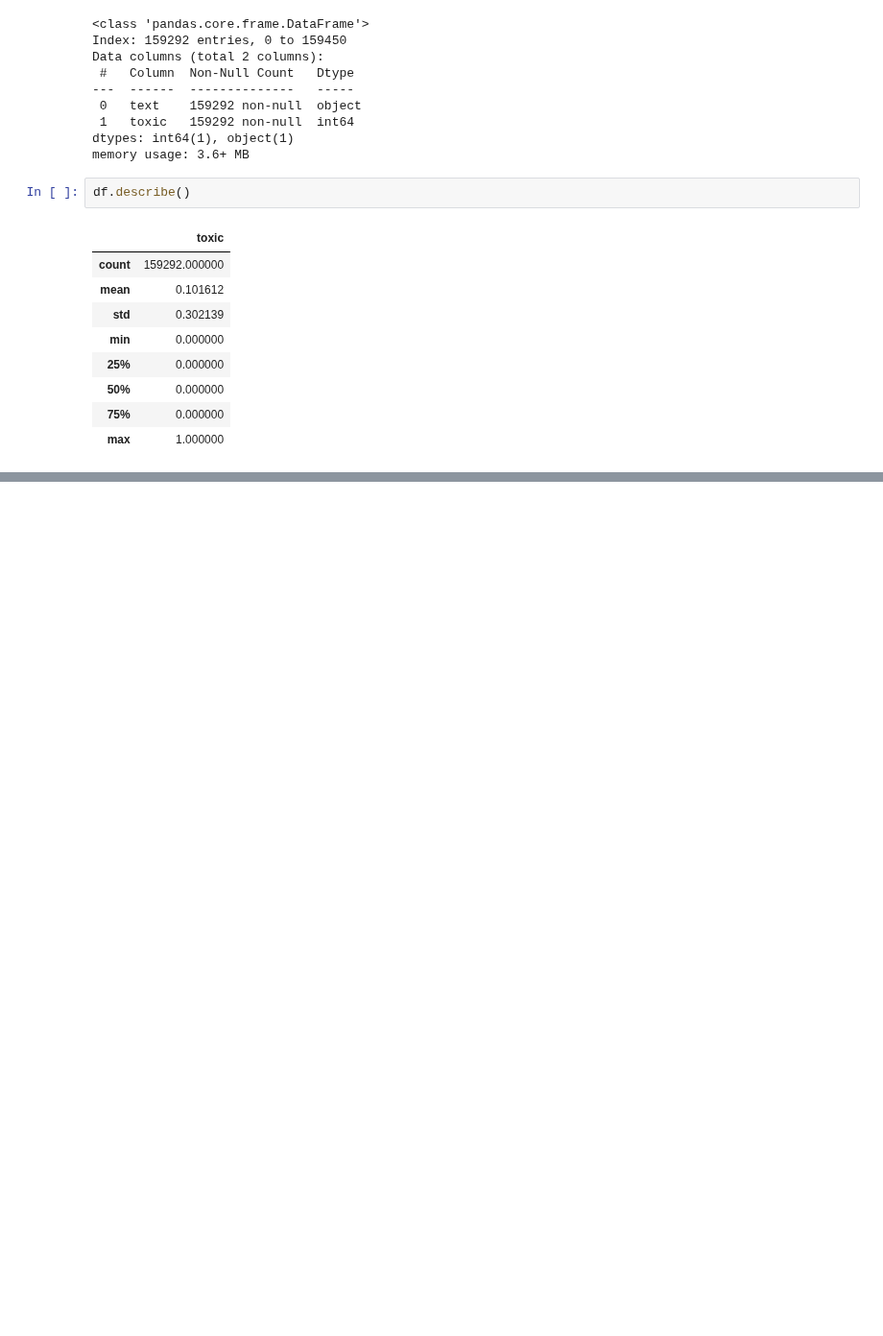
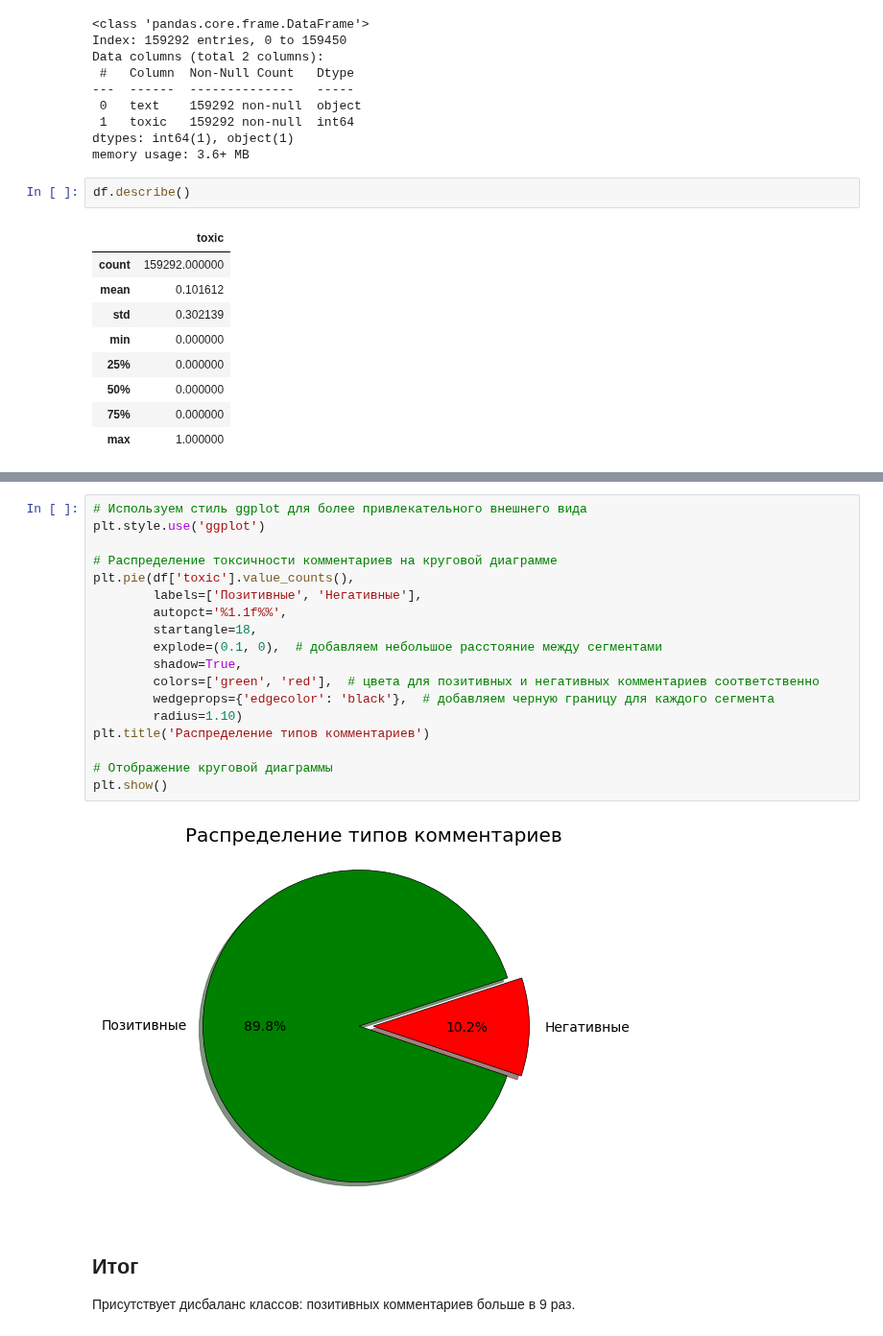
Before and after one commit to samurai921/task_sklearn, a Jupyter notebook: task_3/task_3.ipynb, the cells around one changed output, grey strips where cells are left out. Shown at 96% size. Cells and saved outputs as stored; diff of their text form; blank space fills up the shorter version.

```diff
--- a/task_3/task_3.ipynb
+++ b/task_3/task_3.ipynb
@@ -68,0 +113,24 @@ df.toxic.hist()
+# %%
+# Используем стиль ggplot для более привлекательного внешнего вида
+plt.style.use('ggplot')
+
+# Распределение токсичности комментариев на круговой диаграмме
+plt.pie(df['toxic'].value_counts(),
+        labels=['Позитивные', 'Негативные'],
+        autopct='%1.1f%%',
+        startangle=18,
+        explode=(0.1, 0),  # добавляем небольшое расстояние между сегментами
+        shadow=True,
+        colors=['green', 'red'],  # цвета для позитивных и негативных комментариев соответственно
+        wedgeprops={'edgecolor': 'black'},  # добавляем черную границу для каждого сегмента
+        radius=1.10)
+plt.title('Распределение типов комментариев')
+
+# Отображение круговой диаграммы
+plt.show()
+# %% [output]
+[figure, added]
+# %% [markdown]
+## Итог
+
+Присутствует дисбаланс классов: позитивных комментариев больше в 9 раз.
```
Also changed, not shown: parts of 19 cells of this notebook.
